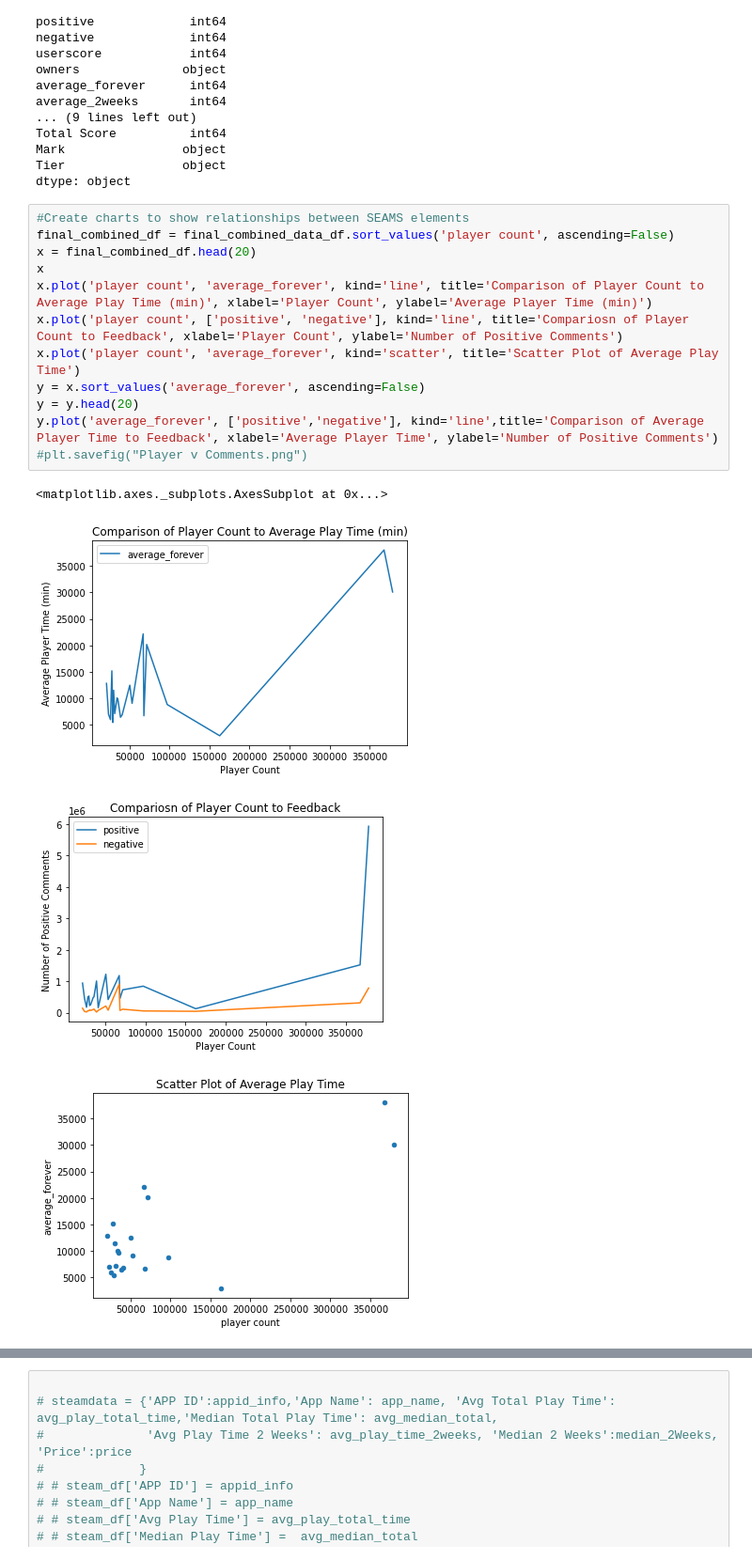
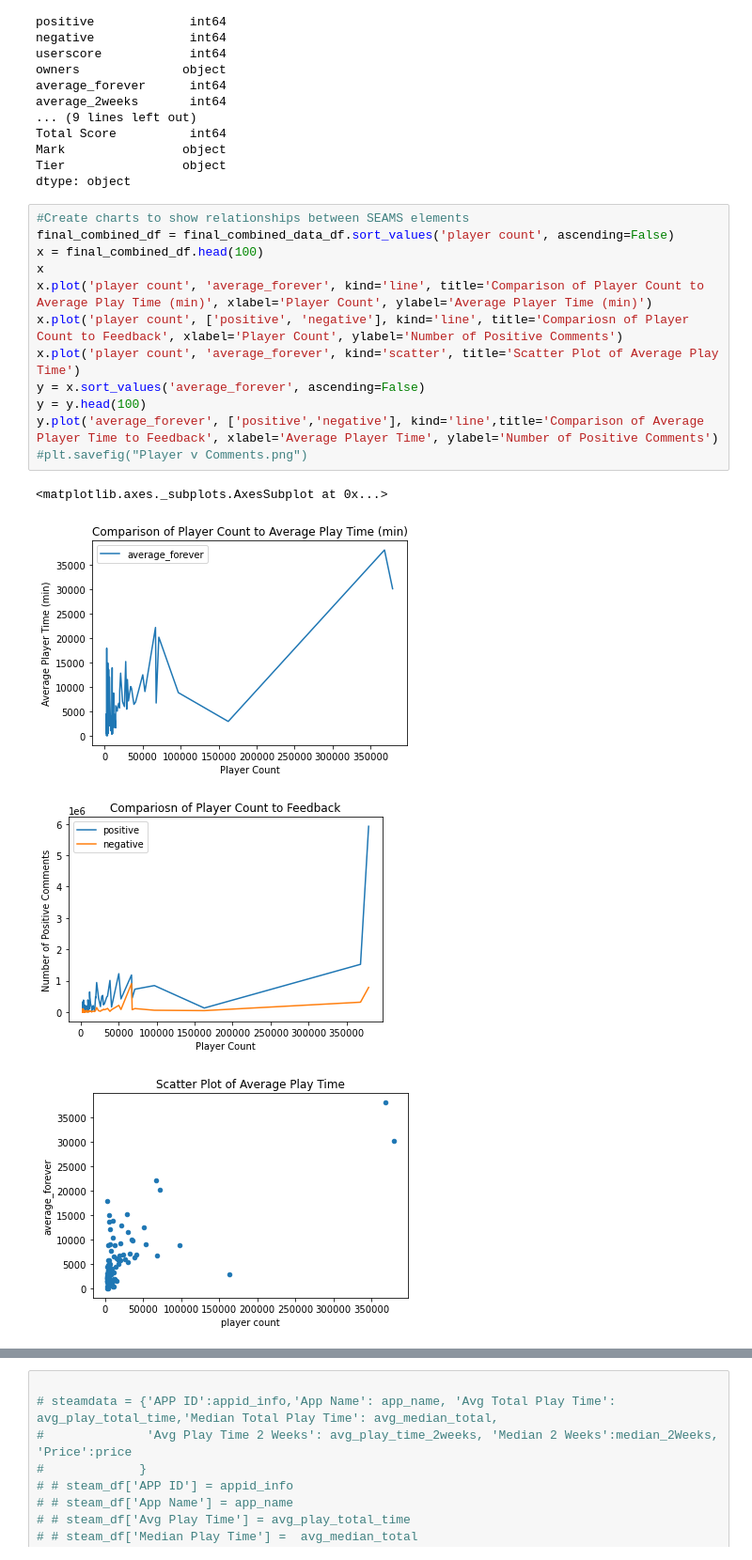
Before and after one commit to HBodden/project1, a Jupyter notebook: SEAMS.ipynb, the cells around one changed output, grey strips where cells are left out. Shown at 94% size. Cells and saved outputs as stored; diff of their text form.

```diff
--- a/SEAMS.ipynb
+++ b/SEAMS.ipynb
@@ -184,17 +184,17 @@ dtype: object
 # %%
 #Create charts to show relationships between SEAMS elements
 final_combined_df = final_combined_data_df.sort_values('player count', ascending=False)
-x = final_combined_df.head(20)
+x = final_combined_df.head(100)
 x
 x.plot('player count', 'average_forever', kind='line', title='Comparison of Player Count to Average Play Time (min)', xlabel='Player Count', ylabel='Average Player Time (min)')
 x.plot('player count', ['positive', 'negative'], kind='line', title='Compariosn of Player Count to Feedback', xlabel='Player Count', ylabel='Number of Positive Comments')
 x.plot('player count', 'average_forever', kind='scatter', title='Scatter Plot of Average Play Time')
 y = x.sort_values('average_forever', ascending=False)
-y = y.head(20)
+y = y.head(100)
 y.plot('average_forever', ['positive','negative'], kind='line',title='Comparison of Average Player Time to Feedback', xlabel='Average Player Time', ylabel='Number of Positive Comments')
 #plt.savefig("Player v Comments.png")
 # %% [output]
 <matplotlib.axes._subplots.AxesSubplot at 0x...>
-[figure, old version]
+[figure, new version]
-[figure, old version]
+[figure, new version]
-[figure, old version]
+[figure, new version]
```
Also changed, not shown: parts of 3 cells of this notebook, 4 other files.
